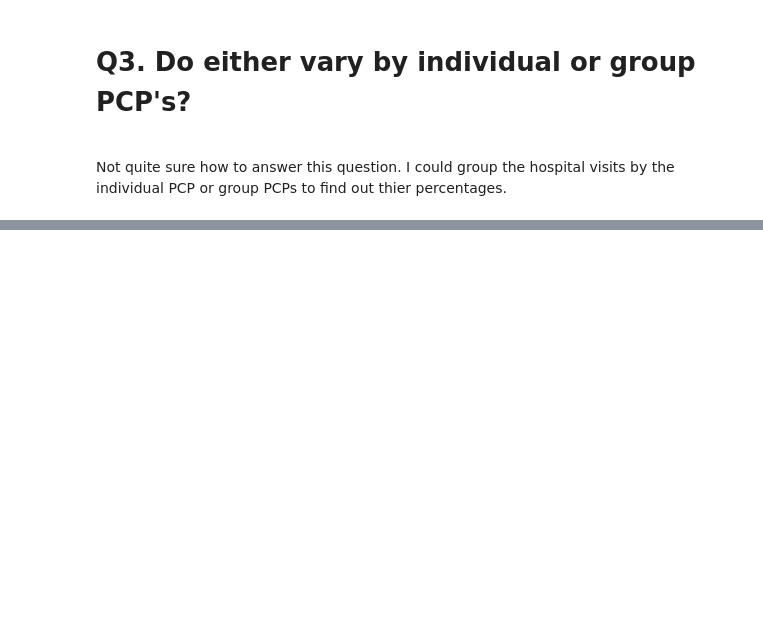
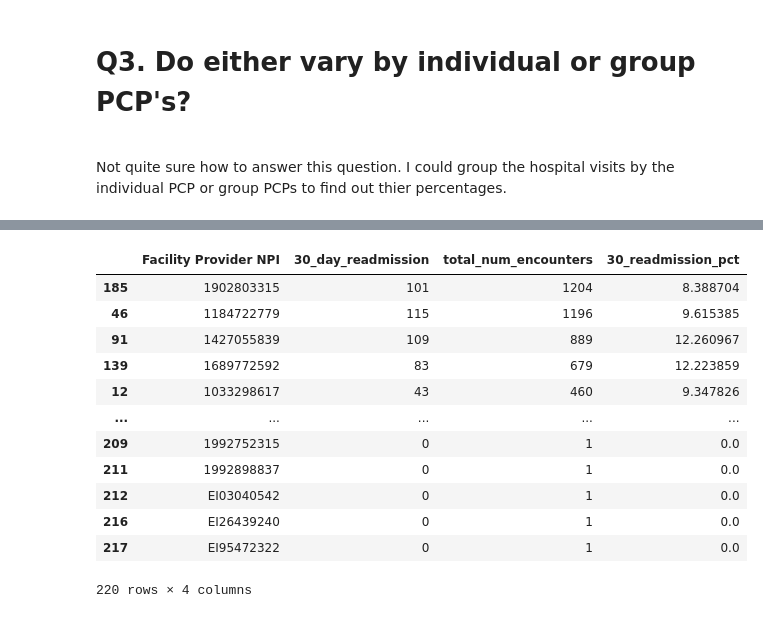
Before and after one commit to rghertel/hospital-readmission-not-koalas, a Jupyter notebook: notebook/hospital_readmission.ipynb, the cells around one changed output, grey strips where cells are left out. Saved outputs shown, nothing was run; the diff lists cells and outputs as text; code cells hidden in the pictures; blank space fills up the shorter version.

```diff
--- a/notebook/hospital_readmission.ipynb
+++ b/notebook/hospital_readmission.ipynb
@@ -414,0 +434,5 @@ g
+# %%
+# Getting the count of overall encounters by each hospital.
+h = doc_7_day.groupby(by=['Facility Provider NPI'])['Encounter ID'].count().reset_index()
+h = h.rename(columns={"Encounter ID": "total_num_encounters"})
+h
@@ -414,0 +518,10 @@ g
+# %%
+# Let's gather all the 'yes' of readmission within 30 days.
+# Gonna use my 'q' df to work from. Need to stop using these temp variable as this is going to start to get confusing
+
+q
+n = q[q['within_30']=='yes']
+n
+n = n.groupby(by=["Facility Provider NPI"])['Encounter ID'].count().reset_index()
+n = n.rename(columns={"Encounter ID": "30_day_readmission"})
+n
@@ -414,0 +560,4 @@ g
+# %%
+# Merge
+readmission_merge = h.merge(n, how = 'left', on = 'Facility Provider NPI')
+readmission_merge.info()
@@ -414,0 +575,26 @@ g
+# %%
+# Cleaning
+
+readmission_merge['30_day_readmission'] = readmission_merge['30_day_readmission'].astype('Int64')
+readmission_merge['total_num_encounters'] = readmission_merge['total_num_encounters'].astype('Int64')
+readmission_merge['30_day_readmission'] = readmission_merge['30_day_readmission'].fillna(0)
+readmission_merge = readmission_merge[['Facility Provider NPI', '30_day_readmission', 'total_num_encounters']]
+# %%
+# Sorting by 'total_num_encounters' then by '30_readmission_pct' to view the hospitals with the most encounters and their readmission rate.
+
+readmission_merge['30_readmission_pct'] = readmission_merge['30_day_readmission']*100/readmission_merge['total_num_encounters']
+readmission_merge.sort_values(["total_num_encounters", "30_readmission_pct"], ascending = False)
+# %% [output]
+|  | Facility Provider NPI | 30_day_readmission | total_num_encounters | 30_readmission_pct |
+| 185 | 1902803315 | 101 | 1204 | 8.388704 |
+| 46 | 1184722779 | 115 | 1196 | 9.615385 |
+| 91 | 1427055839 | 109 | 889 | 12.260967 |
+| 139 | 1689772592 | 83 | 679 | 12.223859 |
+| 12 | 1033298617 | 43 | 460 | 9.347826 |
+| ... | ... | ... | ... | ... |
+| 209 | 1992752315 | 0 | 1 | 0.0 |
+| 211 | 1992898837 | 0 | 1 | 0.0 |
+| 212 | EI03040542 | 0 | 1 | 0.0 |
+| 216 | EI26439240 | 0 | 1 | 0.0 |
+| 217 | EI95472322 | 0 | 1 | 0.0 |
+220 rows × 4 columns
```
Also changed, not shown: parts of 17 cells of this notebook.
